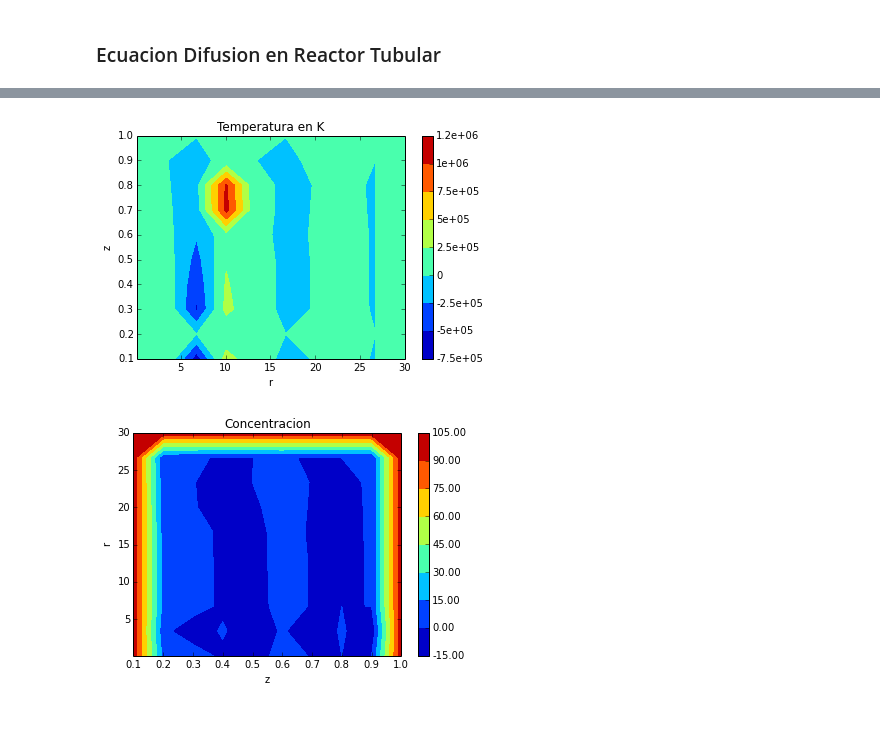
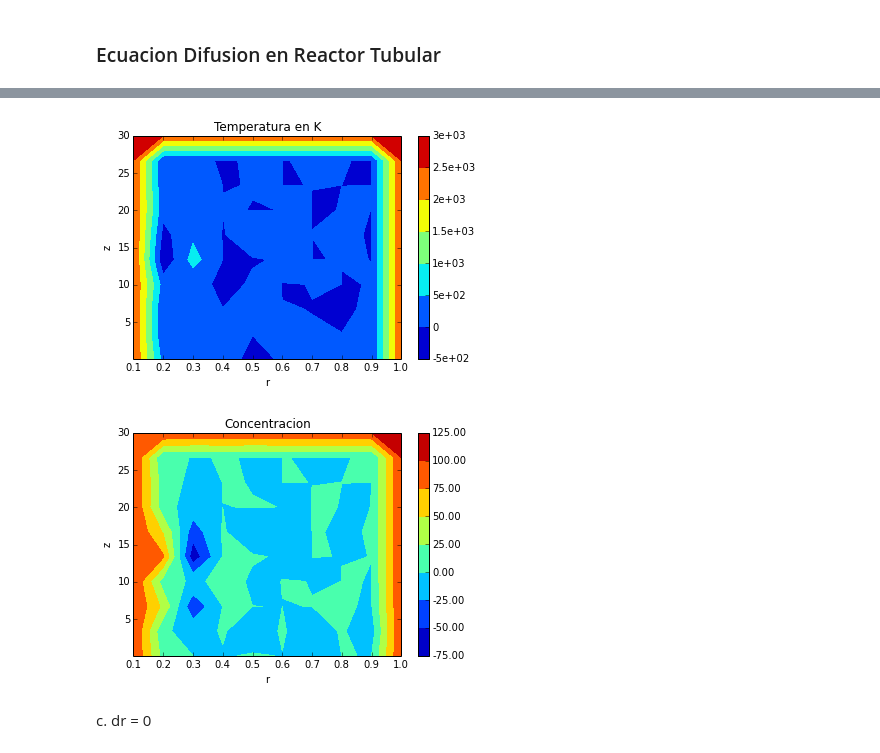
Before and after one commit to valentinaqf94/CM20151_HW6_QuirogaSanchez, a Jupyter notebook: Difusion_farra1.ipynb, the cells around one changed output, grey strips where cells are left out. Drawn from its saved outputs; the diff is of its cells as text; code cells hidden in the pictures; blank space fills up the shorter version.

```diff
--- a/Difusion_farra1.ipynb
+++ b/Difusion_farra1.ipynb
@@ -31,15 +32,15 @@ z = np.linspace(0.1,L,n_x)
 dr = r[1]-r[0]
 dz = z[1]-z[0]
 
-#trate de hacer el dt como en la wave equation pero no veo como despejarlo, entonces lo definiremos a ojo
+#trate de hacer el dt
 dt = 0.00000000000001
-d_H = -525676 #entalpia
+d_H = -52.5676 #entalpia
 C_p = 192.59 #calor especifico
 rho = 1040 #densidad
-T_w = 100 #temperatura del reservorio
+T_w = 50 #temperatura del reservorio
 lamda = 200
 k_0 = 10
-E = 10
+E = 10 #energia
 D = 10**-9 #difusividad
 h = R*3.15
 # %%
@@ -67,7 +68,7 @@ for i in range(0,n_x):
         #dependencia de z
 
         T_0[i,j]=100 + 0.05*i #arbitrariamente elegimos que la temperatura aumente 0.05 grados por iteracion y que no dependa de z
-        c_0[i,j]=100 - 0.005*j #arbitrariamente elijo que la concentracion disminuya a medida que atravieza en z
+        c_0[i,j]=100 + i*0.005*j
 
 
 #dado que necesitamos inciar el llenado de los arreglos ya con los valores iniciales, llenamos lalista asi como
@@ -158,22 +141,22 @@ array([[  2.50000000e+03,   2.49238490e+05,  -6.40836094e+05,
 # %%
 fig, axs = plt.subplots(1,1)
-grap = axs.contourf(z, r, T_pres)
-
+grap = axs.contourf(r, z, T_pres)
 fig.colorbar(grap, ax=axs, format="%.2g")
-
 plt.title('Temperatura en K')
 plt.ylabel('z')
 plt.xlabel('r')
 plt.savefig('temp.png')
 # %% [output]
-[figure, old version]
+[figure, new version]
 # %%
 fig, axs = plt.subplots(1,1)
 graph2 = axs.contourf(r, z, c_pres)
 fig.colorbar(graph2, ax=axs , format="%.2f")
 plt.title('Concentracion')
-plt.ylabel('r')
-plt.xlabel('z')
+plt.ylabel('z')
+plt.xlabel('r')
 plt.savefig('concent.png')
 # %% [output]
-[figure, old version]
+[figure, new version]
+# %% [markdown]
+c. dr = 0
```
Also changed, not shown: parts of 8 cells of this notebook.
